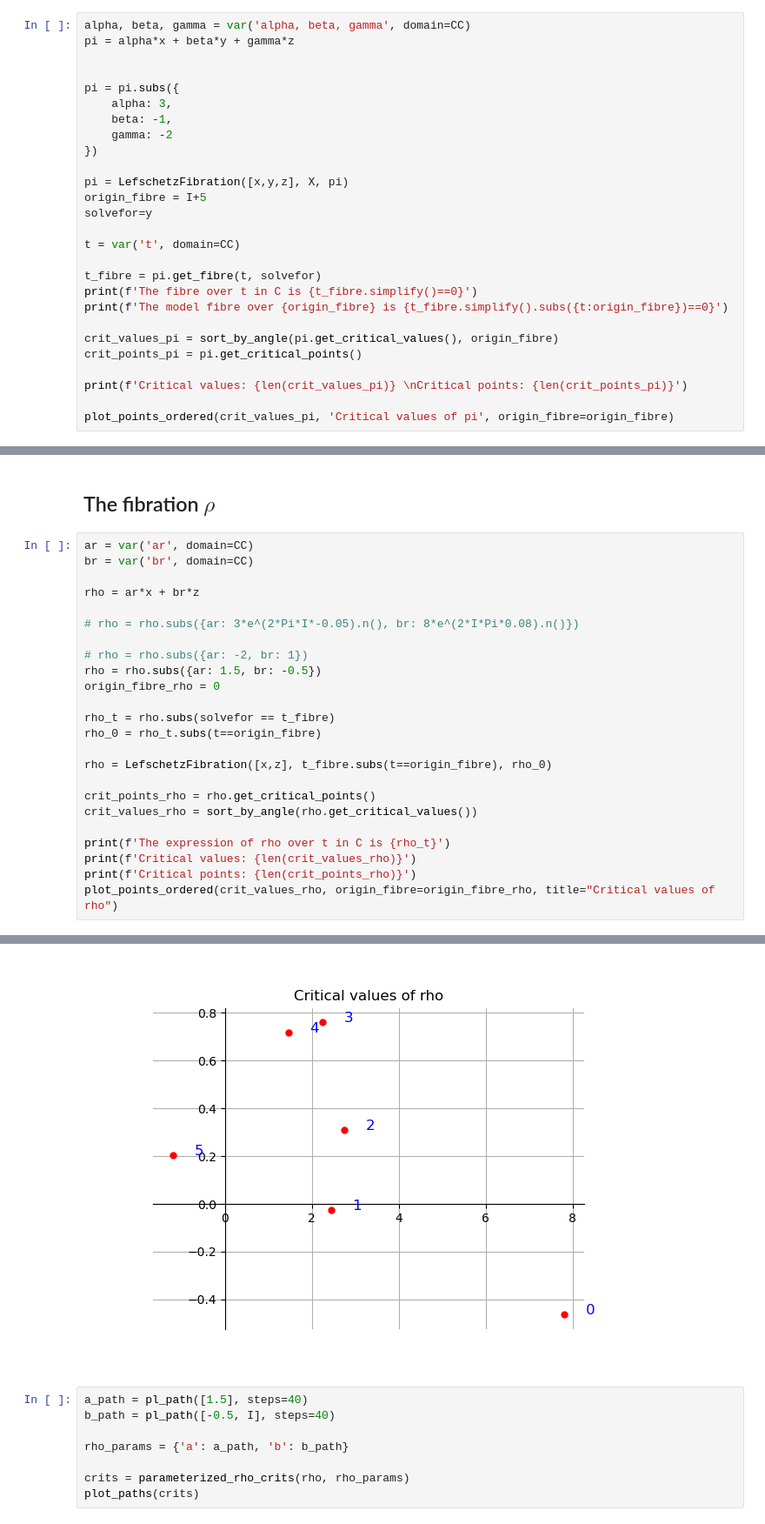
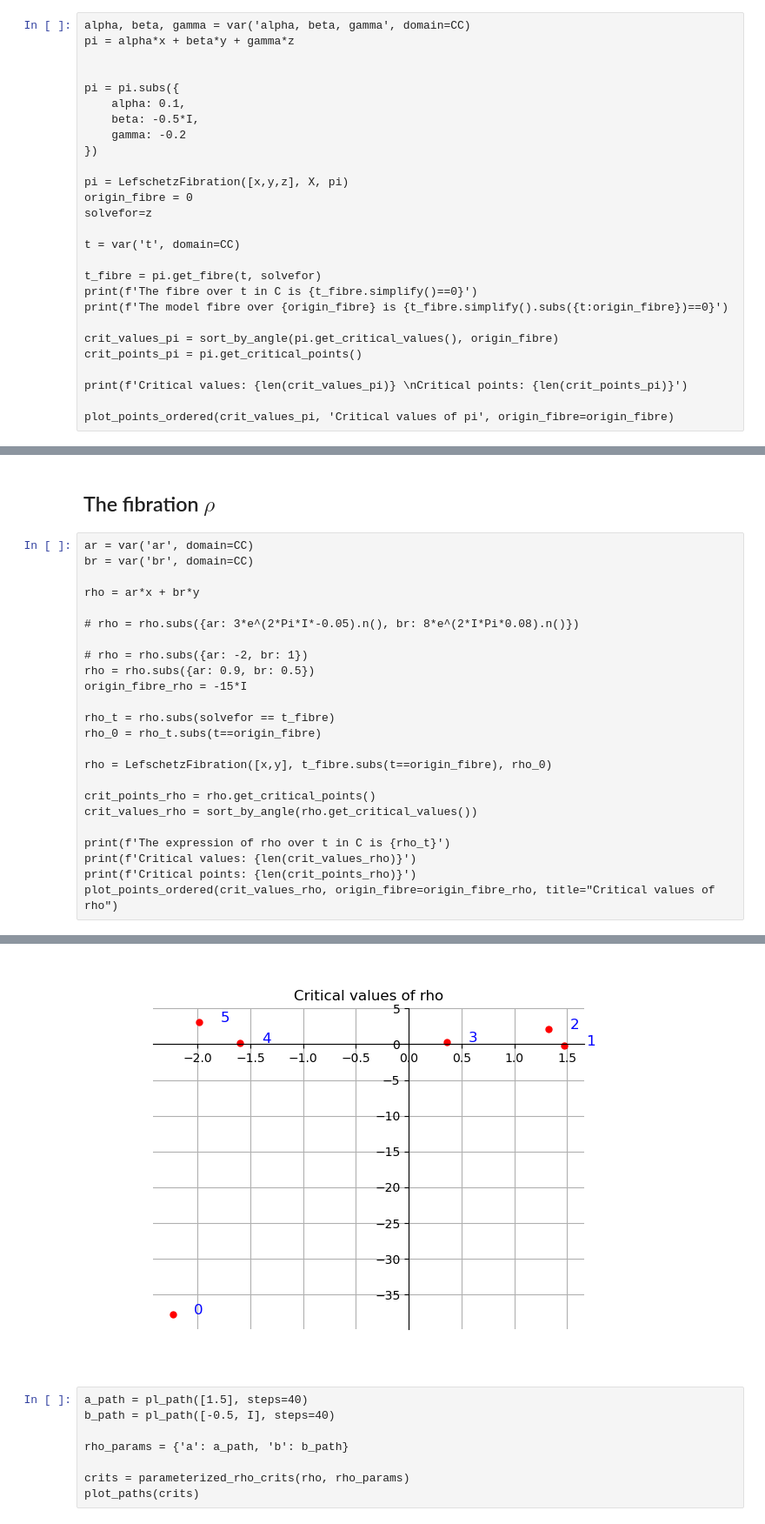
Before and after one commit to ViveLeFrance/AffineHandlebodies, a Jupyter notebook: p6.ipynb, the cells around one changed output, grey strips where cells are left out. Shown at 87% size. Cells and saved outputs as stored; diff of their text form.

```diff
--- a/p6.ipynb
+++ b/p6.ipynb
@@ -55,14 +55,14 @@ pi = alpha*x + beta*y + gamma*z
 
 
 pi = pi.subs({
-    alpha: 3,
-    beta: -1,
-    gamma: -2
+    alpha: 0.1,
+    beta: -0.5*I,
+    gamma: -0.2
 })
 
 pi = LefschetzFibration([x,y,z], X, pi)
-origin_fibre = I+5
-solvefor=y
+origin_fibre = 0
+solvefor=z
 
 t = var('t', domain=CC)
 
@@ -114,18 +114,18 @@ Basis matrix:
 ar = var('ar', domain=CC)
 br = var('br', domain=CC)
 
-rho = ar*x + br*z
+rho = ar*x + br*y
 
 # rho = rho.subs({ar: 3*e^(2*Pi*I*-0.05).n(), br: 8*e^(2*I*Pi*0.08).n()})
 
 # rho = rho.subs({ar: -2, br: 1})
-rho = rho.subs({ar: 1.5, br: -0.5})
-origin_fibre_rho = 0
+rho = rho.subs({ar: 0.9, br: 0.5})
+origin_fibre_rho = -15*I
 
 rho_t = rho.subs(solvefor == t_fibre)
 rho_0 = rho_t.subs(t==origin_fibre)
 
-rho = LefschetzFibration([x,z], t_fibre.subs(t==origin_fibre), rho_0)
+rho = LefschetzFibration([x,y], t_fibre.subs(t==origin_fibre), rho_0)
 
 crit_points_rho = rho.get_critical_points()
 crit_values_rho = sort_by_angle(rho.get_critical_values())
@@ -139,6 +139,6 @@ The expression of rho over t in C is 1.50000000000000*x - 0.500000000000000*z
 Critical values: 6
 Critical points: 6
-[figure, old version]
+[figure, new version]
 # %%
 a_path = pl_path([1.5], steps=40)
 b_path = pl_path([-0.5, I], steps=40)
```
Also changed, not shown: parts of 5 cells of this notebook, 2 other files.
